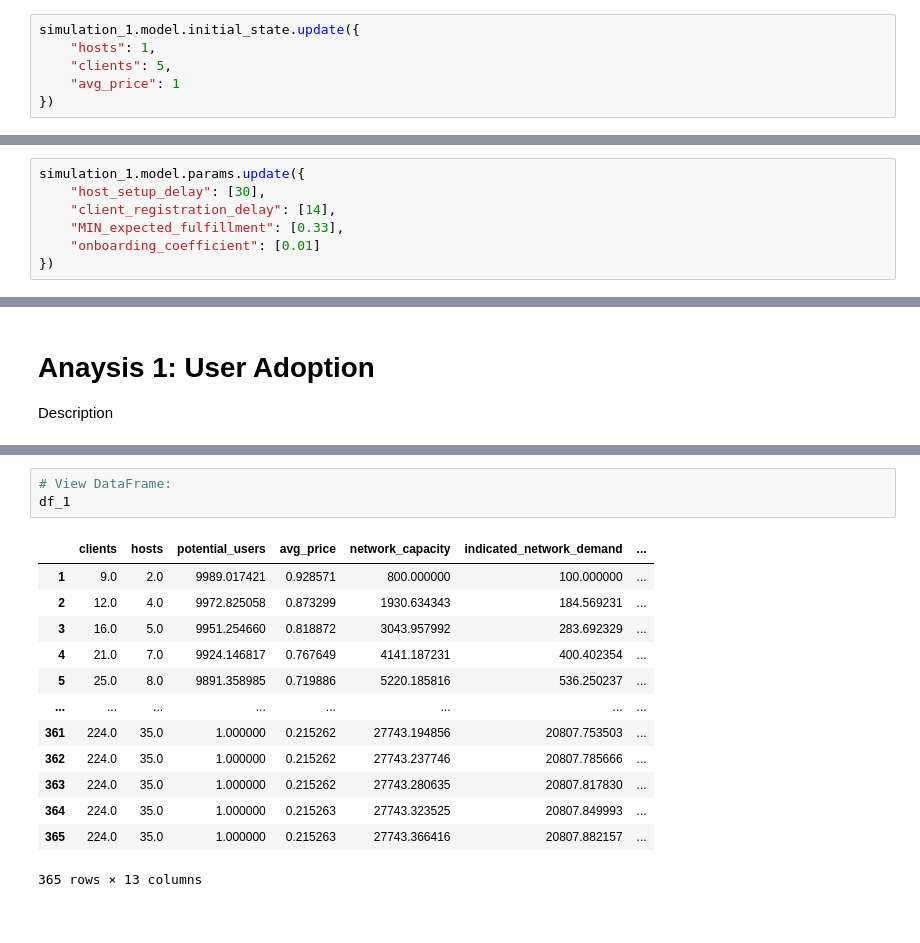
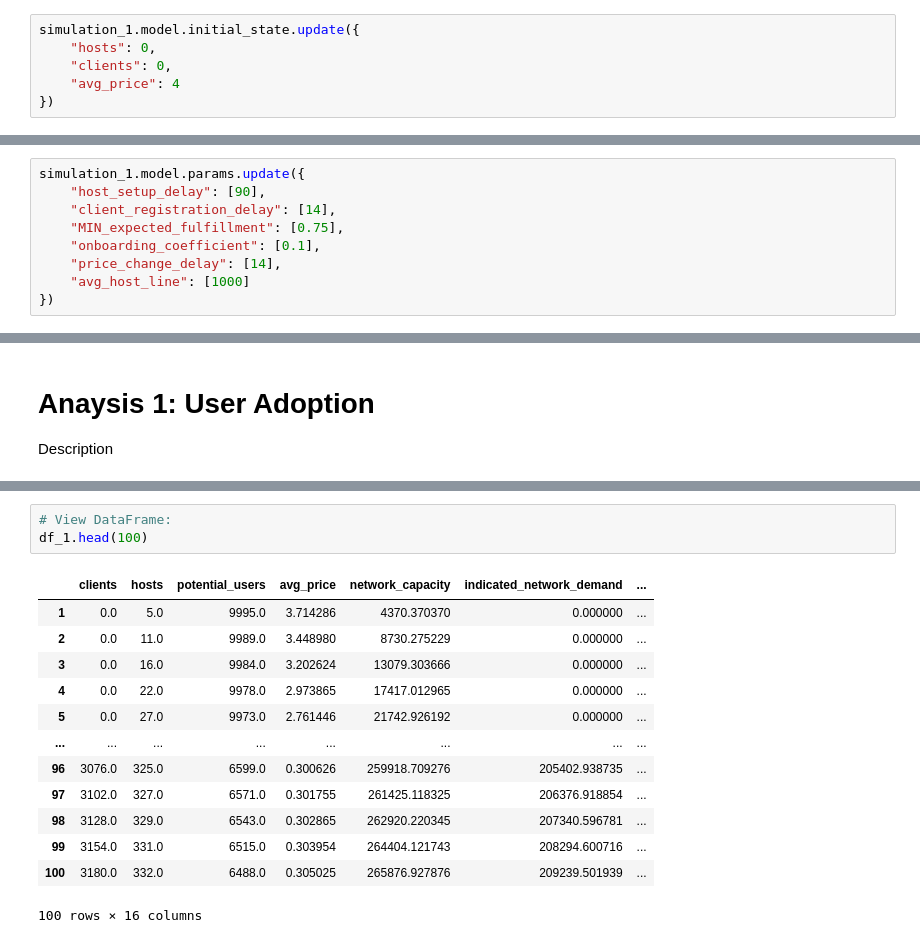
Before and after one commit to rosseyre/currents-simulations-cadCAD, a Jupyter notebook: models/ecosystem_model/experiments/notebooks/first_experiment.ipynb, the cells around one changed output, grey strips where cells are left out. Cells and saved outputs as stored; diff of their text form.

```diff
--- a/models/ecosystem_model/experiments/notebooks/first_experiment.ipynb
+++ b/models/ecosystem_model/experiments/notebooks/first_experiment.ipynb
@@ -109,7 +112,7 @@ time: 23.4 ms (started: 2021-09-13 14:25:57 +02:00)
 # %%
 simulation_1.model.initial_state.update({
-    "hosts": 1,
-    "clients": 5,
-    "avg_price": 1
+    "hosts": 0,
+    "clients": 0,
+    "avg_price": 4
 })
 # %% [output]
@@ -136,8 +140,10 @@ time: 25.6 ms (started: 2021-09-13 14:25:57 +02:00)
 # %%
 simulation_1.model.params.update({
-    "host_setup_delay": [30],
+    "host_setup_delay": [90],
     "client_registration_delay": [14],
-    "MIN_expected_fulfillment": [0.33],
-    "onboarding_coefficient": [0.01]
+    "MIN_expected_fulfillment": [0.75],
+    "onboarding_coefficient": [0.1],
+    "price_change_delay": [14],
+    "avg_host_line": [1000]
 })
 # %% [output]
@@ -153,17 +159,17 @@ time: 36 ms (started: 2021-09-13 14:25:57 +02:00)
 # %%
 # View DataFrame:
-df_1
+df_1.head(100)
 # %% [output]
 |  | clients | hosts | potential_users | avg_price | network_capacity | indicated_network_demand | ... |
-| 1 | 9.0 | 2.0 | 9989.017421 | 0.928571 | 800.000000 | 100.000000 | ... |
-| 2 | 12.0 | 4.0 | 9972.825058 | 0.873299 | 1930.634343 | 184.569231 | ... |
-| 3 | 16.0 | 5.0 | 9951.254660 | 0.818872 | 3043.957992 | 283.692329 | ... |
-| 4 | 21.0 | 7.0 | 9924.146817 | 0.767649 | 4141.187231 | 400.402354 | ... |
-| 5 | 25.0 | 8.0 | 9891.358985 | 0.719886 | 5220.185816 | 536.250237 | ... |
+| 1 | 0.0 | 5.0 | 9995.0 | 3.714286 | 4370.370370 | 0.000000 | ... |
+| 2 | 0.0 | 11.0 | 9989.0 | 3.448980 | 8730.275229 | 0.000000 | ... |
+| 3 | 0.0 | 16.0 | 9984.0 | 3.202624 | 13079.303666 | 0.000000 | ... |
+| 4 | 0.0 | 22.0 | 9978.0 | 2.973865 | 17417.012965 | 0.000000 | ... |
+| 5 | 0.0 | 27.0 | 9973.0 | 2.761446 | 21742.926192 | 0.000000 | ... |
 | ... | ... | ... | ... | ... | ... | ... | ... |
-| 361 | 224.0 | 35.0 | 1.000000 | 0.215262 | 27743.194856 | 20807.753503 | ... |
-| 362 | 224.0 | 35.0 | 1.000000 | 0.215262 | 27743.237746 | 20807.785666 | ... |
-| 363 | 224.0 | 35.0 | 1.000000 | 0.215262 | 27743.280635 | 20807.817830 | ... |
-| 364 | 224.0 | 35.0 | 1.000000 | 0.215263 | 27743.323525 | 20807.849993 | ... |
-| 365 | 224.0 | 35.0 | 1.000000 | 0.215263 | 27743.366416 | 20807.882157 | ... |
+| 96 | 3076.0 | 325.0 | 6599.0 | 0.300626 | 259918.709276 | 205402.938735 | ... |
+| 97 | 3102.0 | 327.0 | 6571.0 | 0.301755 | 261425.118325 | 206376.918854 | ... |
+| 98 | 3128.0 | 329.0 | 6543.0 | 0.302865 | 262920.220345 | 207340.596781 | ... |
+| 99 | 3154.0 | 331.0 | 6515.0 | 0.303954 | 264404.121743 | 208294.600716 | ... |
+| 100 | 3180.0 | 332.0 | 6488.0 | 0.305025 | 265876.927876 | 209239.501939 | ... |
-365 rows × 13 columns
+100 rows × 16 columns
```
Also changed, not shown: parts of 23 cells of this notebook, 10 other files.
